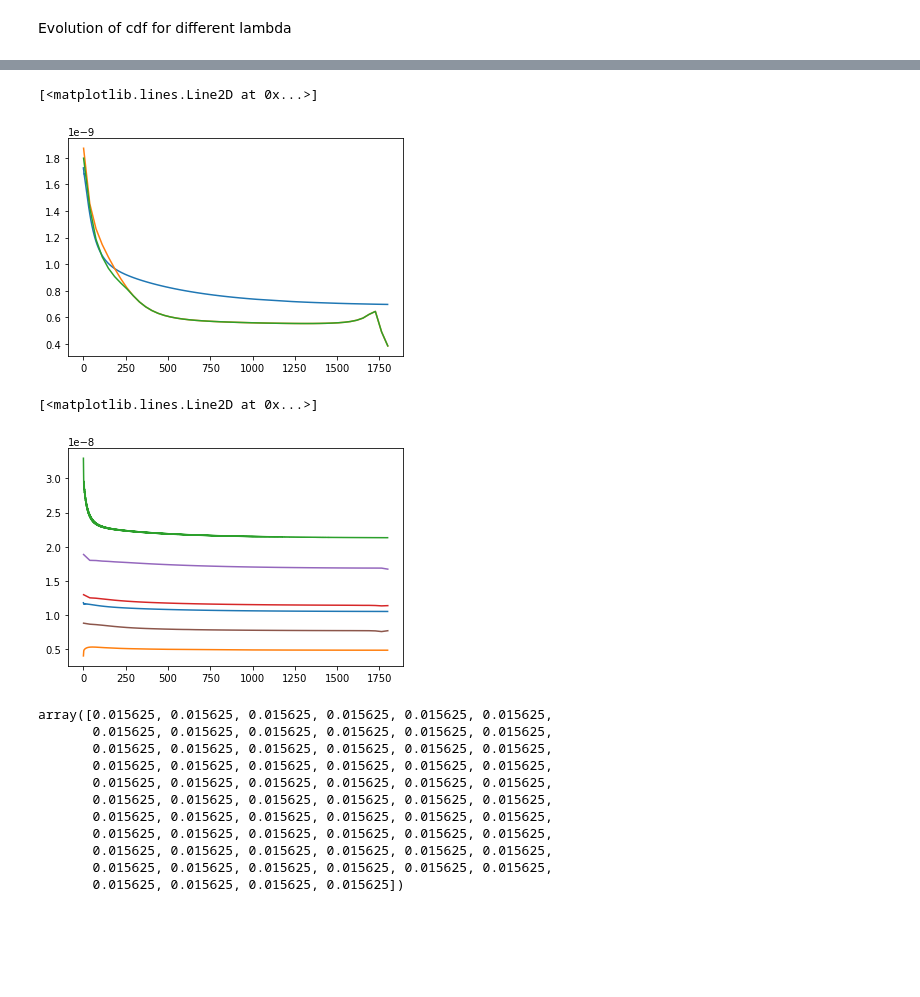
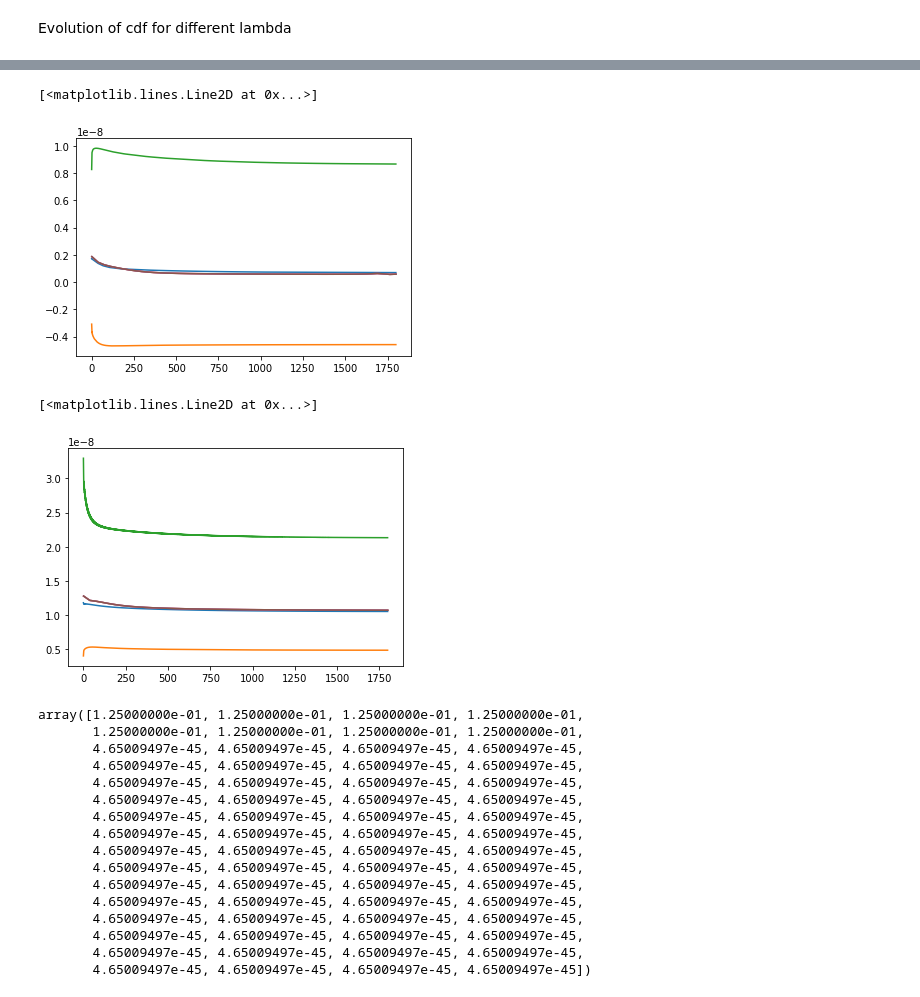
Before and after one commit to dbelivanis/Information-Theory-2, a Jupyter notebook: Optimization/check.ipynb, the cells around one changed output, grey strips where cells are left out. Saved outputs shown, nothing was run; the diff lists cells and outputs as text; code cells hidden in the pictures; blank space fills up the shorter version.

```diff
--- a/Optimization/check.ipynb
+++ b/Optimization/check.ipynb
@@ -79,19 +79,21 @@ plt.plot(np.linspace(1,1800,N_steps),np.inner(q_y[epoch,:,:].T,p[epoch,:]))
 # %%
-epoch = 11
+epoch = 31
 
 
 plt.plot(q_MC_y.mean(axis=0))
+plt.plot(q_MC_y.min(axis=0))
+plt.plot(q_MC_y.max(axis=0))
+
 # plt.plot(q_MC_y.min(axis=0))
 # plt.plot(q_MC_y.max(axis=0))
 plt.plot(np.linspace(1,1800,N_steps),np.inner(q_y[epoch,:,:].T,p[epoch,:]))
-# plt.plot(np.linspace(1,1800,N_steps),q_y[epoch,0:4,:].max(axis=0))
+plt.plot(np.linspace(1,1800,N_steps),q_y[epoch,0:4,:].max(axis=0))
 plt.plot(np.linspace(1,1800,N_steps),q_y[epoch,0:4,:].min(axis=0))
 # %% [output]
 [<matplotlib.lines.Line2D at 0x...>]
-[figure, old version]
+[figure, new version]
 # %%
-epoch = 31
-
+epoch = 2
 plt.plot(q_MC_x.mean(axis=0))
 plt.plot(q_MC_x.min(axis=0))
 plt.plot(q_MC_x.max(axis=0))
@@ -101,18 +103,23 @@ plt.plot(np.linspace(1,1800,N_steps),q_x[epoch,0:4,:].max(axis=0))
 plt.plot(np.linspace(1,1800,N_steps),q_x[epoch,0:4,:].min(axis=0))
 # %% [output]
 [<matplotlib.lines.Line2D at 0x...>]
-[figure, old version]
+[figure, new version]
 # %%
-p[59,:]
+p[37,:]
 # %% [output]
-array([0.015625, 0.015625, 0.015625, 0.015625, 0.015625, 0.015625,
-       0.015625, 0.015625, 0.015625, 0.015625, 0.015625, 0.015625,
-       0.015625, 0.015625, 0.015625, 0.015625, 0.015625, 0.015625,
-       0.015625, 0.015625, 0.015625, 0.015625, 0.015625, 0.015625,
-       0.015625, 0.015625, 0.015625, 0.015625, 0.015625, 0.015625,
-       0.015625, 0.015625, 0.015625, 0.015625, 0.015625, 0.015625,
-       0.015625, 0.015625, 0.015625, 0.015625, 0.015625, 0.015625,
-       0.015625, 0.015625, 0.015625, 0.015625, 0.015625, 0.015625,
-       0.015625, 0.015625, 0.015625, 0.015625, 0.015625, 0.015625,
-       0.015625, 0.015625, 0.015625, 0.015625, 0.015625, 0.015625,
-       0.015625, 0.015625, 0.015625, 0.015625])
+array([1.25000000e-01, 1.25000000e-01, 1.25000000e-01, 1.25000000e-01,
+       1.25000000e-01, 1.25000000e-01, 1.25000000e-01, 1.25000000e-01,
+       4.65009497e-45, 4.65009497e-45, 4.65009497e-45, 4.65009497e-45,
+       4.65009497e-45, 4.65009497e-45, 4.65009497e-45, 4.65009497e-45,
+       4.65009497e-45, 4.65009497e-45, 4.65009497e-45, 4.65009497e-45,
+       4.65009497e-45, 4.65009497e-45, 4.65009497e-45, 4.65009497e-45,
+       4.65009497e-45, 4.65009497e-45, 4.65009497e-45, 4.65009497e-45,
+       4.65009497e-45, 4.65009497e-45, 4.65009497e-45, 4.65009497e-45,
+       4.65009497e-45, 4.65009497e-45, 4.65009497e-45, 4.65009497e-45,
+       4.65009497e-45, 4.65009497e-45, 4.65009497e-45, 4.65009497e-45,
+       4.65009497e-45, 4.65009497e-45, 4.65009497e-45, 4.65009497e-45,
+       4.65009497e-45, 4.65009497e-45, 4.65009497e-45, 4.65009497e-45,
+       4.65009497e-45, 4.65009497e-45, 4.65009497e-45, 4.65009497e-45,
+       4.65009497e-45, 4.65009497e-45, 4.65009497e-45, 4.65009497e-45,
+       4.65009497e-45, 4.65009497e-45, 4.65009497e-45, 4.65009497e-45,
+       4.65009497e-45, 4.65009497e-45, 4.65009497e-45, 4.65009497e-45])
```
Also changed, not shown: parts of 9 cells of this notebook, 19 other files.
